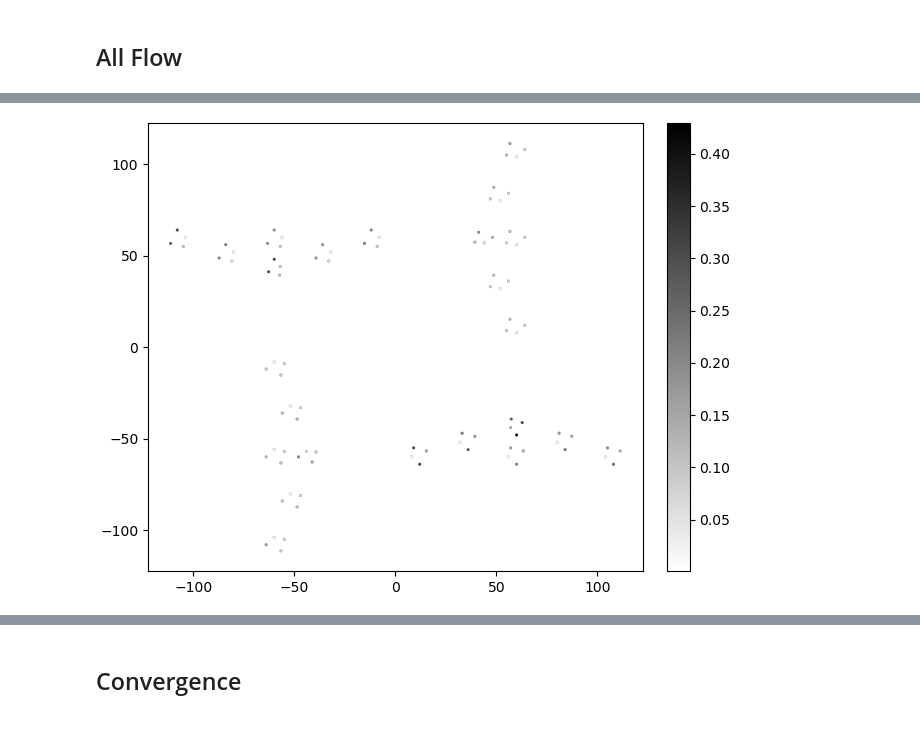
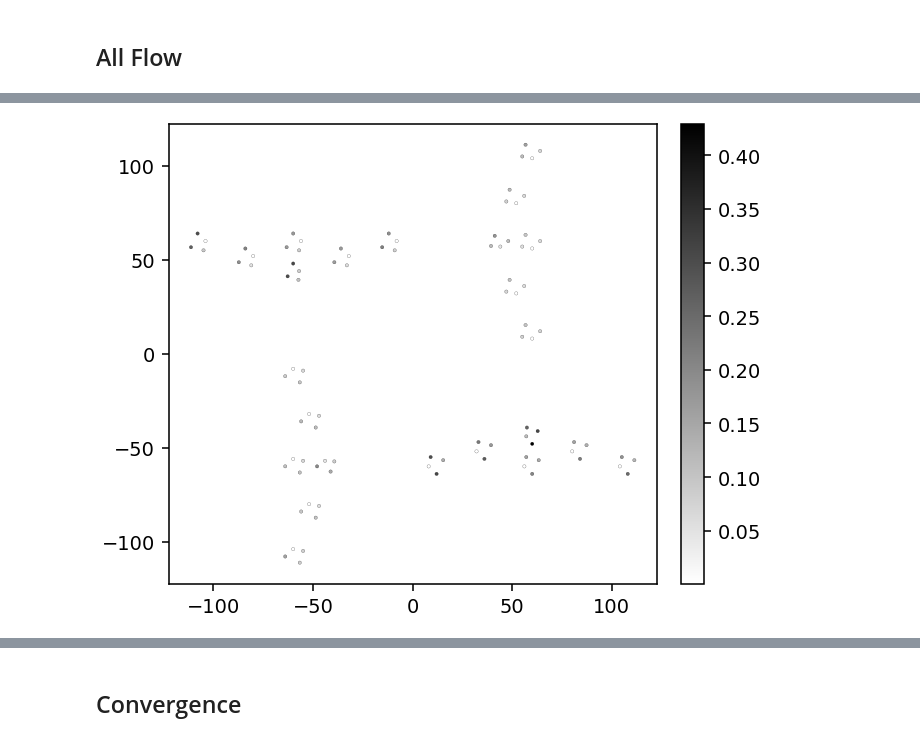
Before and after one commit to nbachand/city_block_cfd, a Jupyter notebook: config2_post-interior.ipynb, the cells around one changed output, grey strips where cells are left out. Cells and saved outputs as stored; diff of their text form; code cells hidden in the pictures.

```diff
--- a/config2_post-interior.ipynb
+++ b/config2_post-interior.ipynb
@@ -14,6 +14,10 @@ from IPython.core.debugger import set_trace
 import pandas as pd
 import seaborn as sns
 
+plt.rcParams['figure.dpi'] = 140
+im_scaling = .75
+plt.rcParams['figure.figsize'] = [6.4 * im_scaling, 4.8 * im_scaling]
+
 category =  "config2"
 
 ############ Universal ################
@@ -353,80 +381,11 @@ plt.savefig(f'{home_dir}/CHARLES/{category}/R{run}/plots/meanOnetInterior', bbox
 # %%
-def genKey(type, house, block):
-    key = f"{type}_h_{house}_{block}"
-    key = key.rstrip('_')
-    return key.replace("h_sl", "sl")
-
-houses = set(flowStats["houseType"])
-blocks = set(flowStats["blockType"])
-roomQois = ["mean", "net"]
-dims = ['x', 'y', 'z']
-
-connectedWindows = {
-    "corner": [
-        "xwindow_0-0",
-        "zwindow_0-0",
-        "skylight_0-0"
-    ],
-    "single": [
-        "zwindow_1-0",
-        "skylight_1-0"
-    ],
-    "dual": [
-        "xwindow_0-1",
-        "zwindow_0-1",
-        "zwindow_1-1",
-        "skylight_0-1",
-        "skylight_1-1"
-       ],
-    "cross": [
-        "zwindow_2-0",
-        "zwindow_2-1",
-        "skylight_2-0",
-        "skylight_2-1"
-    ]
-}
-roomVentilation = {}
-roomLocs = {}
-
-for windowKey, row in flowStats.iterrows():
-    i = 0
-    for room, windows in connectedWindows.items():
-        i += 1
-        if row["windowType"] in windows:
-            break
-        if i == len(connectedWindows.keys()):
-            raise(f"room not found for window f{windowKey}")
-
-    roomKey = genKey(room, row["houseType"], row["blockType"])
-    if roomKey not in roomVentilation:
-        roomVentilation[roomKey] = {}
-        for qoi in roomQois:
-            roomVentilation[roomKey][qoi] = 0
-    if roomKey not in roomLocs:
-        roomLocs[roomKey] = {}
-        for d in dims:
-            roomLocs[roomKey][d] = []
-    for qoi in roomQois:
-        roomVentilation[roomKey][qoi] += np.abs(flowStats.loc[windowKey, qoi]) / 2
-    for d in dims:
-        roomLocs[roomKey][d].append(locs.loc[windowKey, d])
-
-    roomVentilation[roomKey].update(row[["houseType", "blockType"]])
-    roomVentilation[roomKey]["roomType"] = room
-
-roomVentilation = pd.DataFrame(roomVentilation).T
-roomLocs = pd.DataFrame(roomLocs).T
-roomLocs = roomLocs.map(lambda L: np.mean(L))
-
-roomVentilation = pd.concat([roomVentilation, roomLocs], axis = "columns")
-
 fig, ax=plt.subplots(1, 1, constrained_layout =True)
-im=ax.scatter(roomVentilation['x'], roomVentilation['z'], s=4, c=roomVentilation["mean"], cmap='binary', edgecolors="black", linewidths=.1)
+im=ax.scatter(roomVentilation['x'], roomVentilation['z'], s=4*im_scaling, c=roomVentilation["mean"], cmap='binary', edgecolors="black", linewidths=.1)
 fig.colorbar(im)
 plt.savefig(f'{home_dir}/CHARLES/{category}/R{run}/plots/meanRooms', bbox_inches="tight")
 
 fig, ax=plt.subplots(1, 1, constrained_layout =True)
-im=ax.scatter(roomVentilation['x'], roomVentilation['z'], s=4, c=roomVentilation["net"], cmap='binary', edgecolors="black", linewidths=.1)
+im=ax.scatter(roomVentilation['x'], roomVentilation['z'], s=4*im_scaling, c=roomVentilation["net"], cmap='binary', edgecolors="black", linewidths=.1)
 fig.colorbar(im)
 plt.savefig(f'{home_dir}/CHARLES/{category}/R{run}/plots/netRooms', bbox_inches="tight")
 # %% [output]
@@ -434,4 +393,4 @@ plt.savefig(f'{home_dir}/CHARLES/{category}/R{run}/plots/netRooms', bbox_inches=
-[figure, old version]
+[figure, new version]
 # %%
 fig, ax=plt.subplots(1, 1, constrained_layout =True)
 im1=ax.scatter(roomVentilation['x'], roomVentilation['z'], s=20, c=roomVentilation["mean"], cmap='binary', edgecolors="black", linewidths=.1, marker = 'X')
```
Also changed, not shown: parts of 20 cells of this notebook.
